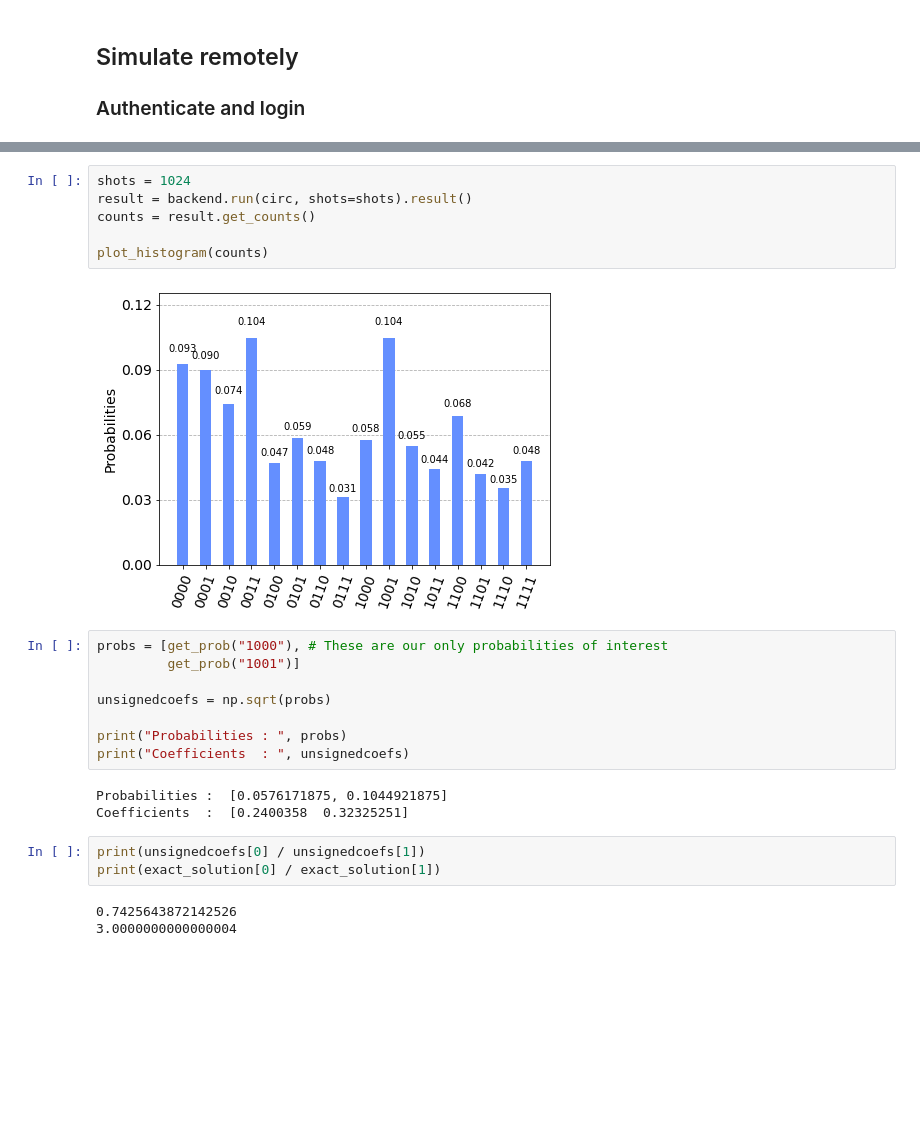
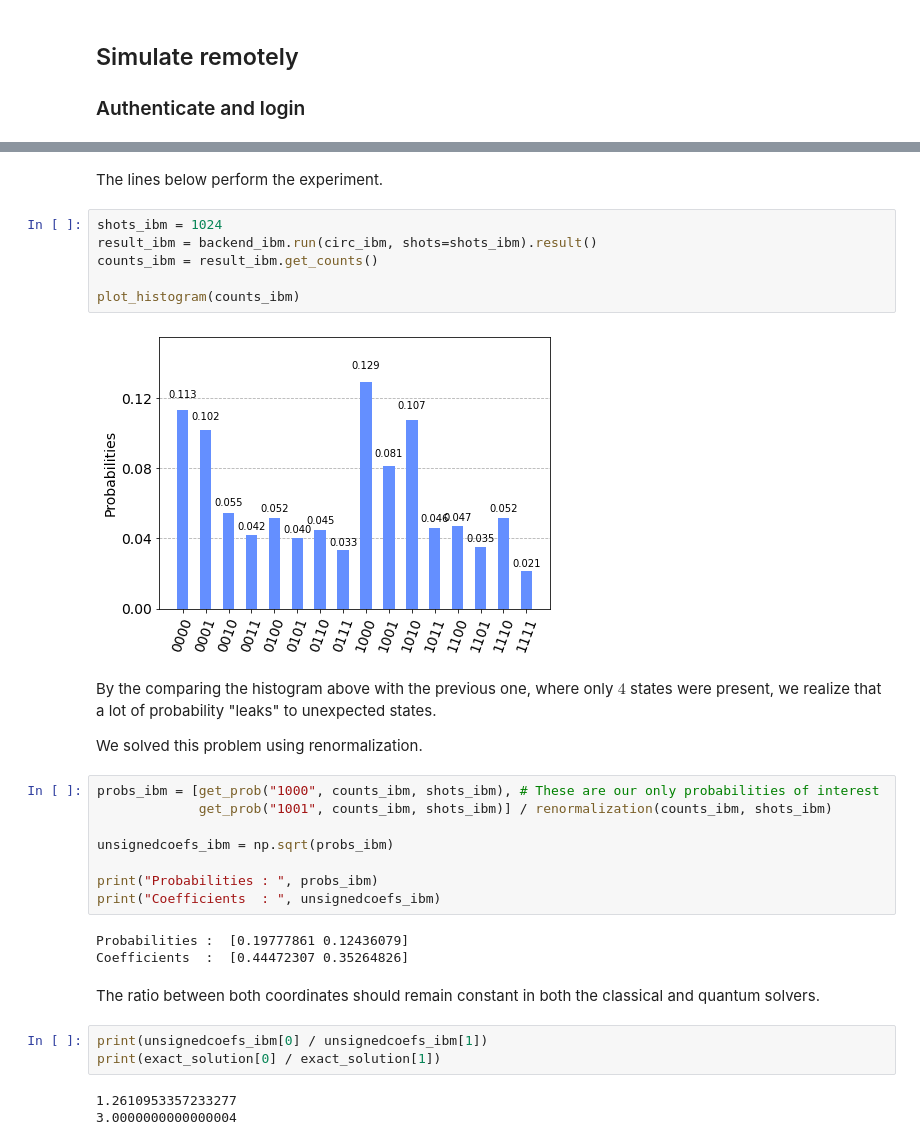
Before and after one commit to NLESC-quantum/quantum_comp, a Jupyter notebook: redcal/hhl/hhl_minimal.ipynb, the cells around one changed output, grey strips where cells are left out. Saved outputs shown, nothing was run; the diff lists cells and outputs as text; blank space fills up the shorter version.

Commit message:
Extend discussion on renormalization

```diff
--- a/redcal/hhl/hhl_minimal.ipynb
+++ b/redcal/hhl/hhl_minimal.ipynb
@@ -208,25 +295,33 @@ circ.draw()
-# %%
-shots = 1024
-result = backend.run(circ, shots=shots).result()
-counts = result.get_counts()
-
-plot_histogram(counts)
-# %% [output]
-[figure, removed]
+# %% [markdown]
+The lines below perform the experiment.
+# %%
+shots_ibm = 1024
+result_ibm = backend_ibm.run(circ_ibm, shots=shots_ibm).result()
+counts_ibm = result_ibm.get_counts()
+
+plot_histogram(counts_ibm)
+# %% [output]
+[figure, added]
+# %% [markdown]
+By the comparing the histogram above with the previous one, where only $4$ states were present, we realize that a lot of probability "leaks" to unexpected states.
+
+We solved this problem using renormalization.
 # %%
-probs = [get_prob("1000"), # These are our only probabilities of interest
-         get_prob("1001")]
+probs_ibm = [get_prob("1000", counts_ibm, shots_ibm), # These are our only probabilities of interest
+             get_prob("1001", counts_ibm, shots_ibm)] / renormalization(counts_ibm, shots_ibm)
 
-unsignedcoefs = np.sqrt(probs)
+unsignedcoefs_ibm = np.sqrt(probs_ibm)
 
-print("Probabilities : ", probs)
-print("Coefficients  : ", unsignedcoefs)
+print("Probabilities : ", probs_ibm)
+print("Coefficients  : ", unsignedcoefs_ibm)
 # %% [output]
-Probabilities :  [0.0576171875, 0.1044921875]
-Coefficients  :  [0.2400358  0.32325251]
+Probabilities :  [0.19777861 0.12436079]
+Coefficients  :  [0.44472307 0.35264826]
+# %% [markdown]
+The ratio between both coordinates should remain constant in both the classical and quantum solvers.
 # %%
-print(unsignedcoefs[0] / unsignedcoefs[1])
+print(unsignedcoefs_ibm[0] / unsignedcoefs_ibm[1])
 print(exact_solution[0] / exact_solution[1])
 # %% [output]
-0.7425643872142526
+1.2610953357233277
 3.0000000000000004
```
Also changed, not shown: parts of 13 cells of this notebook.
